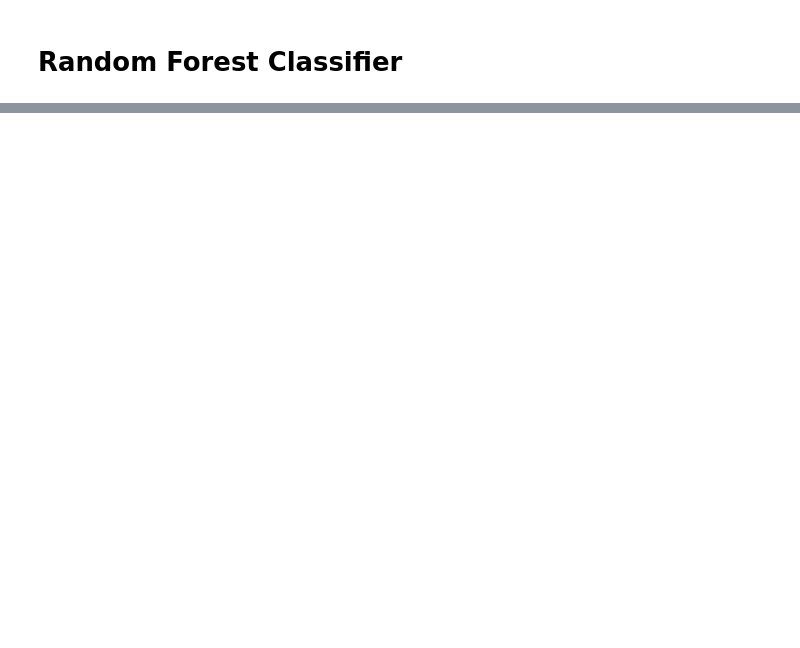
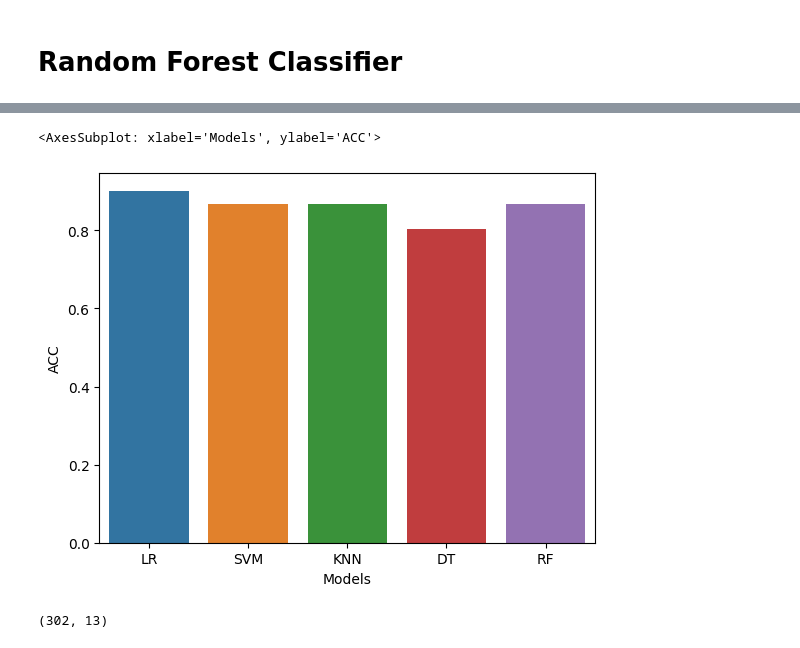
Before and after one commit to KiranKumar7901/Heart-Disease-Prediction-Project, a Jupyter notebook: Heart Disease prediction/Heart Disease Prediction.ipynb, the cells around one changed output, grey strips where cells are left out. Drawn from its saved outputs; the diff is of its cells as text; code cells hidden in the pictures; blank space fills up the shorter version.

```diff
--- a/Heart Disease prediction/Heart Disease Prediction.ipynb
+++ b/Heart Disease prediction/Heart Disease Prediction.ipynb
@@ -283,4 +285,6 @@ accuracy_score(y_test,y_pred4)
 # %%
 from sklearn.ensemble import RandomForestClassifier
 # %%
-rf = RandomForestClassifier
+rf = RandomForestClassifier()
+# %%
+rf.fit(x_train,y_train)
@@ -286,0 +293,2 @@ rf = RandomForestClassifier
+# %%
+y_pred5 = rf.predict(x_test)
@@ -286,0 +299,7 @@ rf = RandomForestClassifier
+# %%
+final_data = pd.DataFrame({'Models':['LR','SVM','KNN','DT','RF'],
+                          'ACC':[accuracy_score(y_test,y_pred1),
+                                accuracy_score(y_test,y_pred2),
+                                accuracy_score(y_test,y_pred3),
+                                accuracy_score(y_test,y_pred4),
+                                accuracy_score(y_test,y_pred5)]})
@@ -286,0 +317,5 @@ rf = RandomForestClassifier
+# %%
+sns.barplot(x='Models',y='ACC',data=final_data)
+# %% [output]
+<AxesSubplot: xlabel='Models', ylabel='ACC'>
+[figure, added]
@@ -286,0 +325,4 @@ rf = RandomForestClassifier
+# %%
+x.shape
+# %% [output]
+(302, 13)
```
Also changed, not shown: parts of 9 cells of this notebook.
